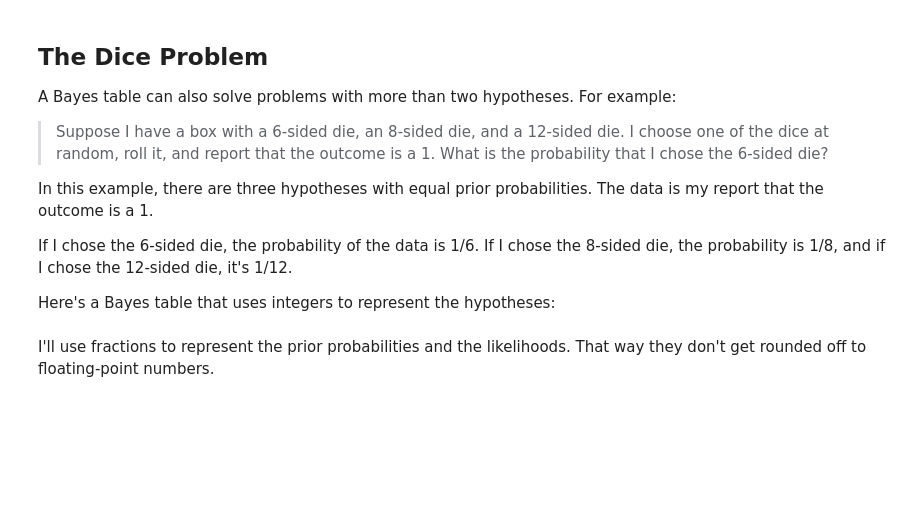
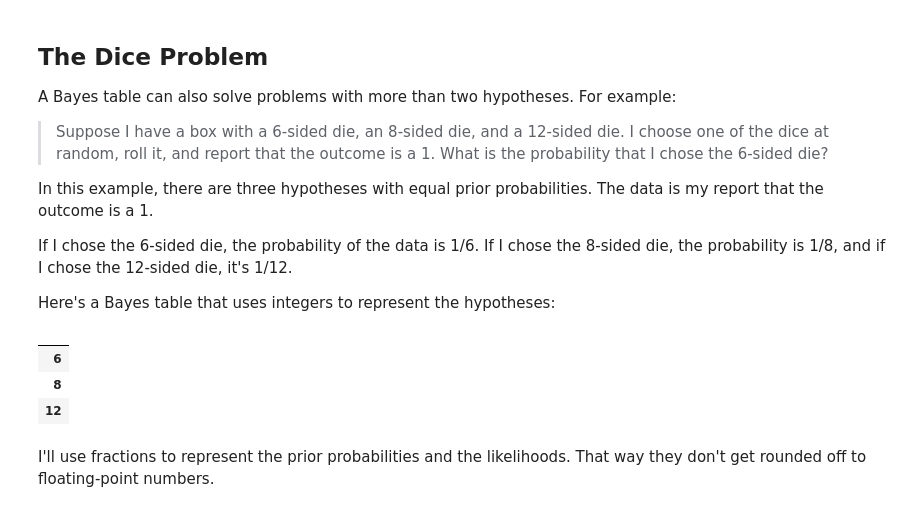
Before and after one commit to rogeranyor/BayesianInferenceUB25, a Jupyter notebook: notebooks/Session 2 - 01 Bayes's Theorem.ipynb, the cells around one changed output. Saved outputs shown, nothing was run; the diff lists cells and outputs as text; code cells hidden in the pictures; blank space fills up the shorter version.

```diff
--- a/notebooks/Session 2 - 01 Bayes's Theorem.ipynb
+++ b/notebooks/Session 2 - 01 Bayes's Theorem.ipynb
@@ -221,3 +226,11 @@ table2 = # your code here
+# %%
+table2 = pd.DataFrame(index=['6', '8','12'])
+table2
+# %% [output]
+|  |
+| 6 |
+| 8 |
+| 12 |
 # %% [markdown]
 I'll use fractions to represent the prior probabilities and the likelihoods.  That way they don't get rounded off to floating-point numbers.
 # %%
```
Also changed, not shown: parts of 11 cells of this notebook, 1 other file.
